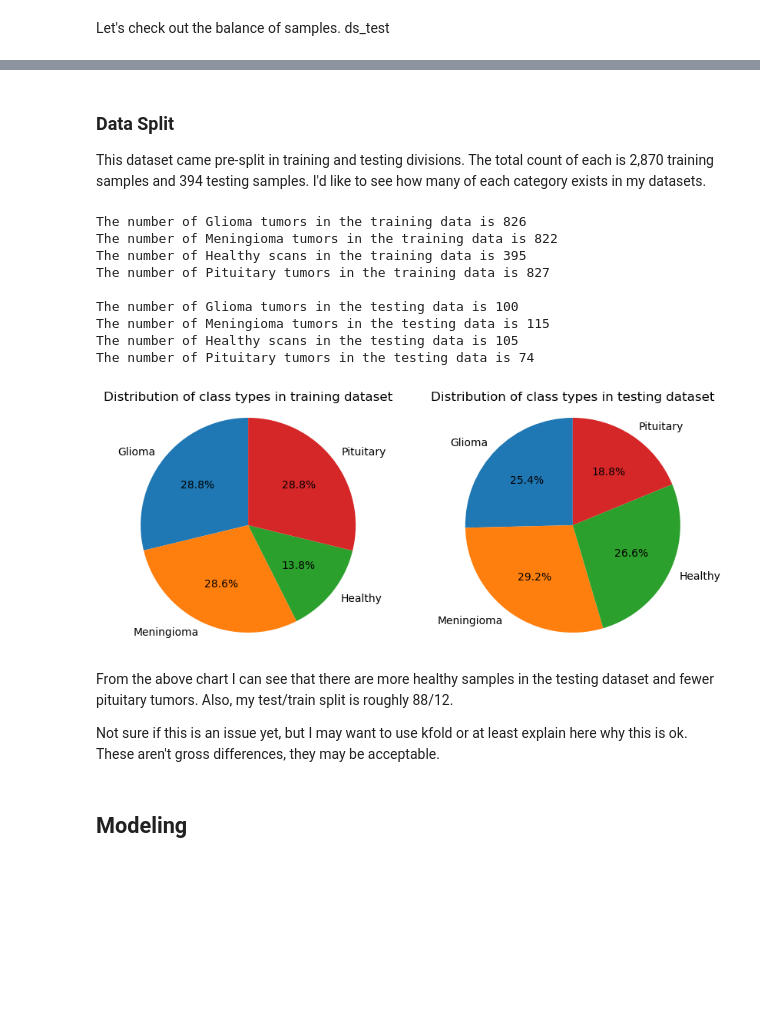
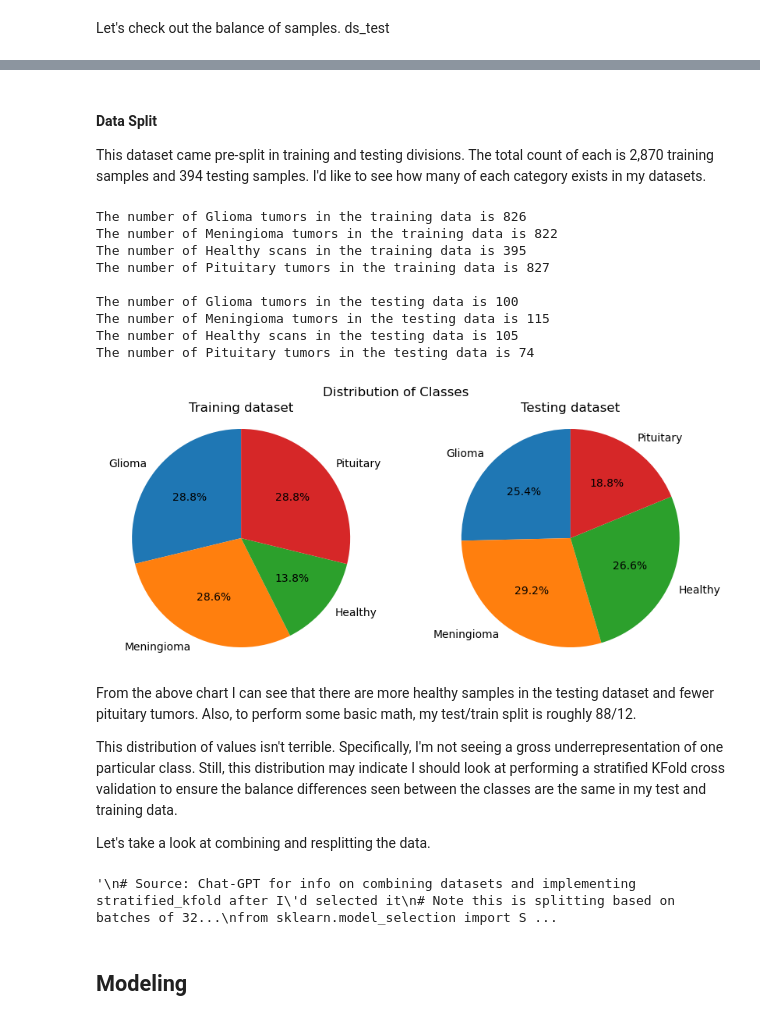
Before and after one commit to cphchip/cs7324_code, a Jupyter notebook: Lab 6/Henderson_48996654_Lab_6.ipynb, the cells around one changed output, grey strips where cells are left out. Cells and saved outputs as stored; diff of their text form; code cells hidden in the pictures; blank space fills up the shorter version.

```diff
--- a/Lab 6/Henderson_48996654_Lab_6.ipynb
+++ b/Lab 6/Henderson_48996654_Lab_6.ipynb
@@ -97,5 +101,5 @@ I fully expect this to be a very challenging dataset. Just looking at these imag
 # %% [markdown]
-### Data Split
+#### Data Split
 
 This dataset came pre-split in training and testing divisions. The total count of each is 2,870 training samples and 394 testing samples. I'd like to see how many of each category exists in my datasets.
 # %%
@@ -120,40 +124,80 @@ print(f"The number of Healthy scans in the training data is {train_cancer_type.c
 print(f"The number of Pituitary tumors in the training data is {train_cancer_type.count(3)}\n")
 
 print(f"The number of Glioma tumors in the testing data is {test_cancer_type.count(0)}")
 print(f"The number of Meningioma tumors in the testing data is {test_cancer_type.count(1)}")
 print(f"The number of Healthy scans in the testing data is {test_cancer_type.count(2)}")
 print(f"The number of Pituitary tumors in the testing data is {test_cancer_type.count(3)}")
 
 # Plot the data usig a pie plot
 plt.figure(figsize=(10,4))
 plt.subplot(1,2,1)
 pie_data = [train_cancer_type.count(0), train_cancer_type.count(1), train_cancer_type.count(2), train_cancer_type.count(3)]
 plt.pie(pie_data, labels=class_names, autopct='%1.1f%%', startangle=90)
 plt.axis('equal')
-plt.title('Distribution of class types in training dataset')
+plt.title('Training dataset')
 
 plt.subplot(1,2,2)
 pie_data = [test_cancer_type.count(0), test_cancer_type.count(1), test_cancer_type.count(2), test_cancer_type.count(3)]
 plt.pie(pie_data, labels=class_names, autopct='%1.1f%%', startangle=90)
 plt.axis('equal')
-plt.title('Distribution of class types in testing dataset')
+plt.title('Testing dataset')
+
+plt.suptitle('Distribution of Classes')
 
 plt.show()
 # %% [output]
 The number of Glioma tumors in the training data is 826
 The number of Meningioma tumors in the training data is 822
 The number of Healthy scans in the training data is 395
 The number of Pituitary tumors in the training data is 827
 
 The number of Glioma tumors in the testing data is 100
 The number of Meningioma tumors in the testing data is 115
 The number of Healthy scans in the testing data is 105
 The number of Pituitary tumors in the testing data is 74
-[figure, old version]
+[figure, new version]
-# %% [markdown]
-From the above chart I can see that there are more healthy samples in the testing dataset and fewer pituitary tumors. Also, my test/train split is roughly 88/12.
-
-Not sure if this is an issue yet, but I may want to use kfold or at least explain here why this is ok. These aren't gross differences, they may be acceptable.
+# %% [markdown]
+From the above chart I can see that there are more healthy samples in the testing dataset and fewer pituitary tumors. Also, to perform some basic math, my test/train split is roughly 88/12.
+
+This distribution of values isn't terrible. Specifically, I'm not seeing a gross underrepresentation of one particular class. Still, this distribution may indicate I should look at performing a stratified KFold cross validation to ensure the balance differences seen between the classes are the same in my test and training data.
+
+Let's take a look at combining and resplitting the data.
+# %%
+'''
+# Source: Chat-GPT for info on combining datasets and implementing stratified_kfold after I'd selected it
+# Note this is splitting based on batches of 32...
+from sklearn.model_selection import StratifiedKFold
+
+# Step 1: Combine the datasets
+ds_combined = ds_train.concatenate(ds_test)
+ds_combined = ds_combined.shuffle(buffer_size=len(ds_combined), seed=42, reshuffle_each_iteration=False)
+
+# print(len(ds_combined))
+
+# Step 2: Prepare labels for stratified k-fold
+labels = []
+for _, label in ds_combined.unbatch():
+    labels.append(tf.argmax(label).numpy())
+labels = np.array(labels)
+
+# Step 3: Perform stratified k-fold cross-validation
+
+kfold_splits = 8  # 3,264 total images, each fold has 272 images with 12 or 408 with 8
+stratified_kfold = StratifiedKFold(n_splits=kfold_splits, shuffle=True, random_state=5)
+
+for fold, (train_indices, val_indices) in enumerate(stratified_kfold.split(np.zeros(len(labels)), labels)):
+    train_dataset = ds_combined.skip(len(ds_combined) // kfold_splits)
+    train_dataset = train_dataset.take(len(train_dataset) * (kfold_splits - 1) // kfold_splits)
+
+    validation_dataset = ds_combined.take(len(ds_combined) // kfold_splits)
+
+    # Train your model using train_dataset and validate using validation_dataset
+    # ...
+
+    print(f"Fold {fold + 1}: Training on {len(train_dataset)} samples, validating on {len(validation_dataset)} samples")
+'''
+# %% [output]
+'\n# Source: Chat-GPT for info on combining datasets and implementing stratified_kfold after I\'d selected it\n# Note this is splitting based on batches of 32...\nfrom sklearn.model_selection import S ...
 # %% [markdown]
 ## Modeling
 # %%
```
Also changed, not shown: parts of 21 cells of this notebook, 1 other file.
